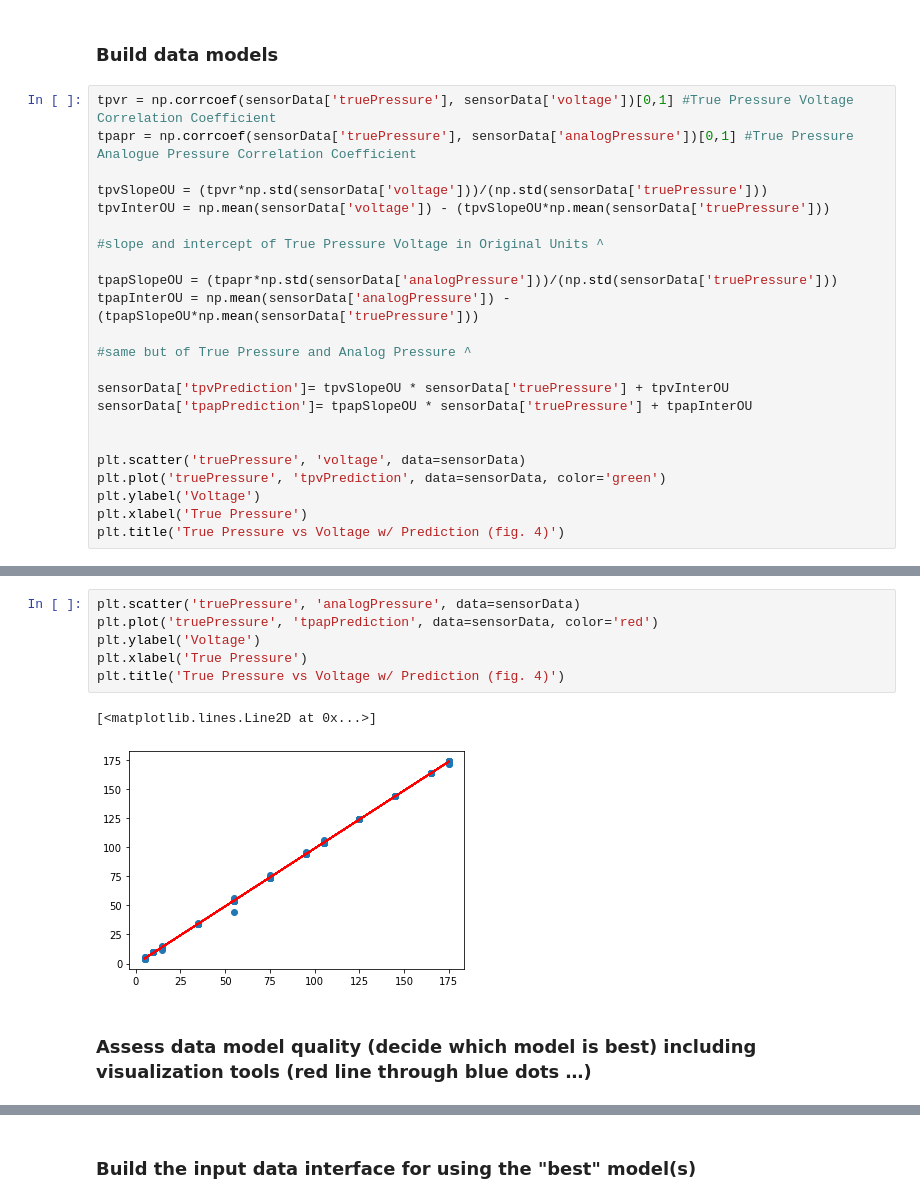
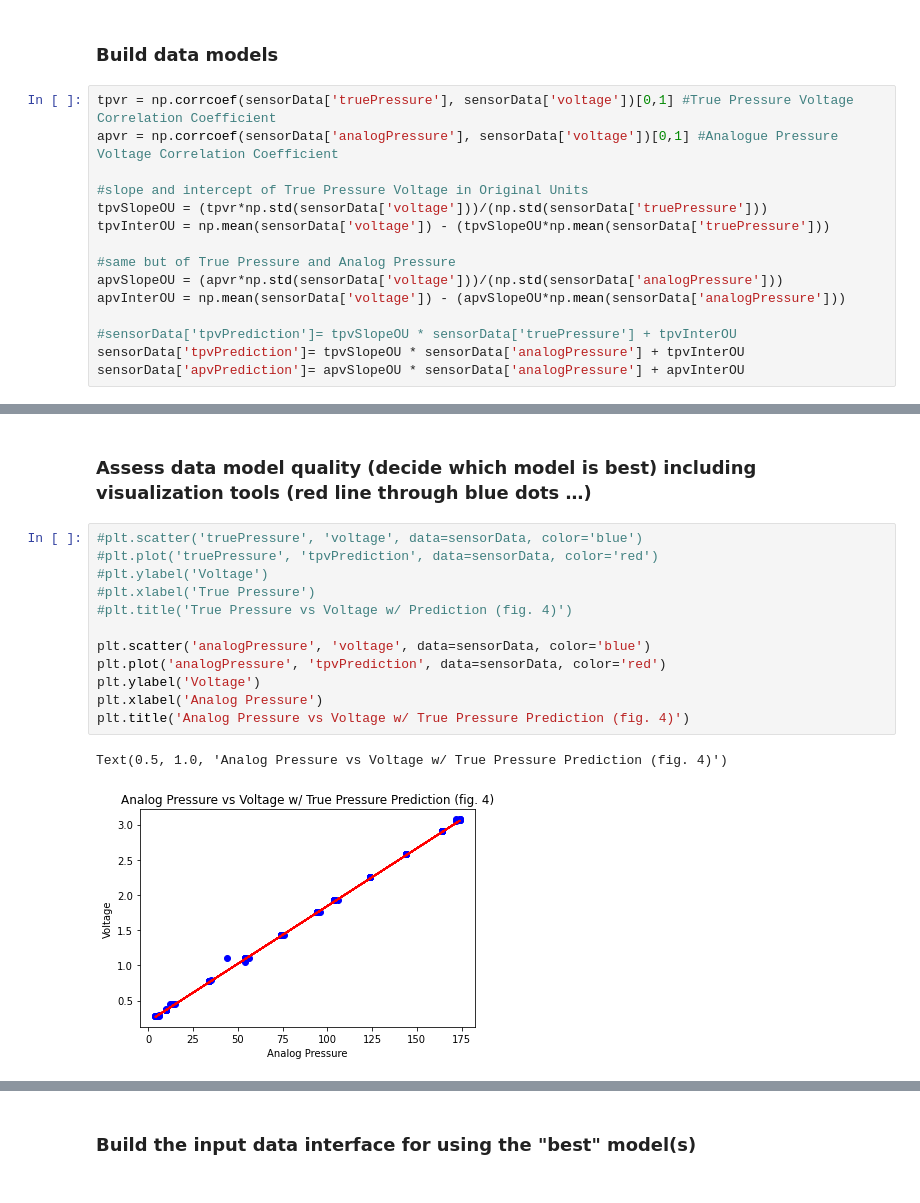
Before and after one commit to TeaOfTheSea/InstrumentCalibrationGit, a Jupyter notebook: InstrumentCalibration-Project.ipynb, the cells around one changed output, grey strips where cells are left out. Cells and saved outputs as stored; diff of their text form.

```diff
--- a/InstrumentCalibration-Project.ipynb
+++ b/InstrumentCalibration-Project.ipynb
@@ -263,24 +267,16 @@ We Will be using the ordinary least squares method, as it is the model we feel i
 ### Build data models
 # %%
 tpvr = np.corrcoef(sensorData['truePressure'], sensorData['voltage'])[0,1] #True Pressure Voltage Correlation Coefficient
-tpapr = np.corrcoef(sensorData['truePressure'], sensorData['analogPressure'])[0,1] #True Pressure Analogue Pressure Correlation Coefficient
+apvr = np.corrcoef(sensorData['analogPressure'], sensorData['voltage'])[0,1] #Analogue Pressure Voltage Correlation Coefficient
 
+#slope and intercept of True Pressure Voltage in Original Units
 tpvSlopeOU = (tpvr*np.std(sensorData['voltage']))/(np.std(sensorData['truePressure']))
 tpvInterOU = np.mean(sensorData['voltage']) - (tpvSlopeOU*np.mean(sensorData['truePressure']))
 
-#slope and intercept of True Pressure Voltage in Original Units ^
+#same but of True Pressure and Analog Pressure
+apvSlopeOU = (apvr*np.std(sensorData['voltage']))/(np.std(sensorData['analogPressure']))
+apvInterOU = np.mean(sensorData['voltage']) - (apvSlopeOU*np.mean(sensorData['analogPressure']))
 
-tpapSlopeOU = (tpapr*np.std(sensorData['analogPressure']))/(np.std(sensorData['truePressure']))
-tpapInterOU = np.mean(sensorData['analogPressure']) - (tpapSlopeOU*np.mean(sensorData['truePressure']))
-
-#same but of True Pressure and Analog Pressure ^
-
-sensorData['tpvPrediction']= tpvSlopeOU * sensorData['truePressure'] + tpvInterOU
-sensorData['tpapPrediction']= tpapSlopeOU * sensorData['truePressure'] + tpapInterOU
-
-
-plt.scatter('truePressure', 'voltage', data=sensorData)
-plt.plot('truePressure', 'tpvPrediction', data=sensorData, color='green')
-plt.ylabel('Voltage')
-plt.xlabel('True Pressure')
-plt.title('True Pressure vs Voltage w/ Prediction (fig. 4)')
+#sensorData['tpvPrediction']= tpvSlopeOU * sensorData['truePressure'] + tpvInterOU
+sensorData['tpvPrediction']= tpvSlopeOU * sensorData['analogPressure'] + tpvInterOU
+sensorData['apvPrediction']= apvSlopeOU * sensorData['analogPressure'] + apvInterOU
@@ -290,11 +283,17 @@ Text(0.5, 1.0, 'True Pressure vs Voltage w/ Prediction (fig. 4)')
-# %%
-plt.scatter('truePressure', 'analogPressure', data=sensorData)
-plt.plot('truePressure', 'tpapPrediction', data=sensorData, color='red')
-plt.ylabel('Voltage')
-plt.xlabel('True Pressure')
-plt.title('True Pressure vs Voltage w/ Prediction (fig. 4)')
-# %% [output]
-[<matplotlib.lines.Line2D at 0x...>]
-[figure, removed]
 # %% [markdown]
 ### Assess data model quality (decide which model is best) including visualization tools (red line through blue dots …)
+# %%
+#plt.scatter('truePressure', 'voltage', data=sensorData, color='blue')
+#plt.plot('truePressure', 'tpvPrediction', data=sensorData, color='red')
+#plt.ylabel('Voltage')
+#plt.xlabel('True Pressure')
+#plt.title('True Pressure vs Voltage w/ Prediction (fig. 4)')
+
+plt.scatter('analogPressure', 'voltage', data=sensorData, color='blue')
+plt.plot('analogPressure', 'tpvPrediction', data=sensorData, color='red')
+plt.ylabel('Voltage')
+plt.xlabel('Analog Pressure')
+plt.title('Analog Pressure vs Voltage w/ True Pressure Prediction (fig. 4)')
+# %% [output]
+Text(0.5, 1.0, 'Analog Pressure vs Voltage w/ True Pressure Prediction (fig. 4)')
+[figure, added]
```
Also changed, not shown: parts of 11 cells of this notebook.
